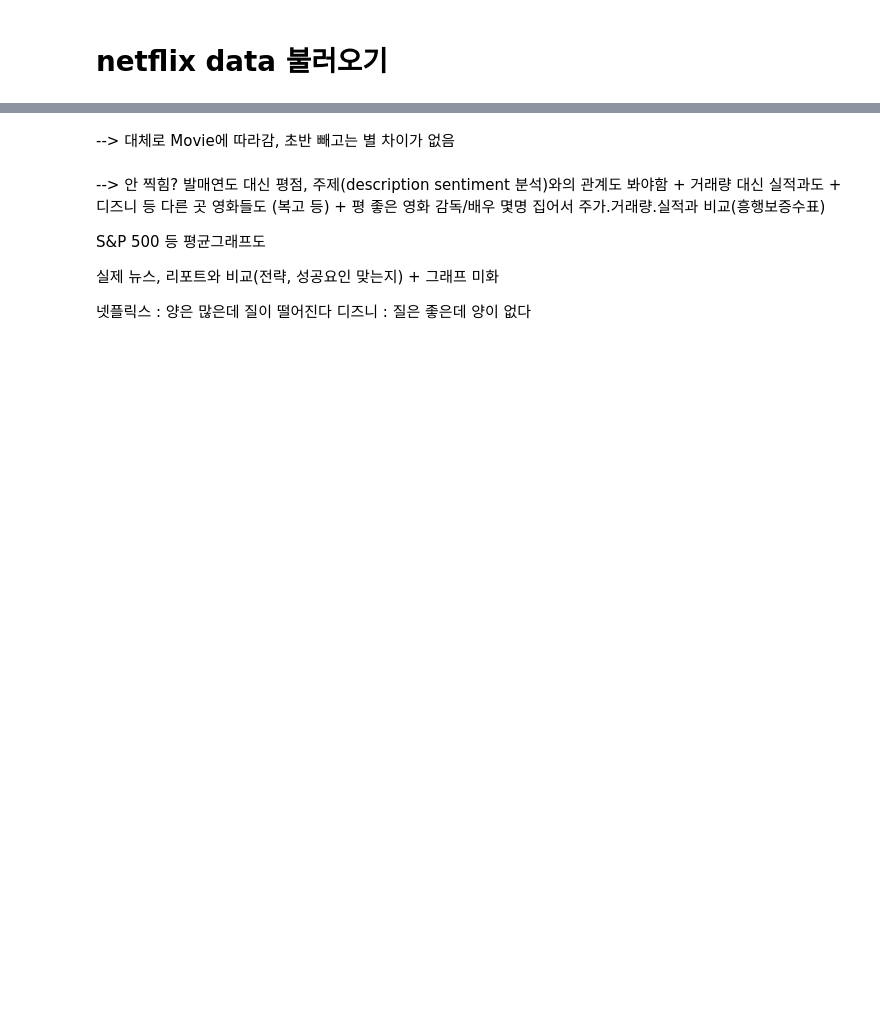
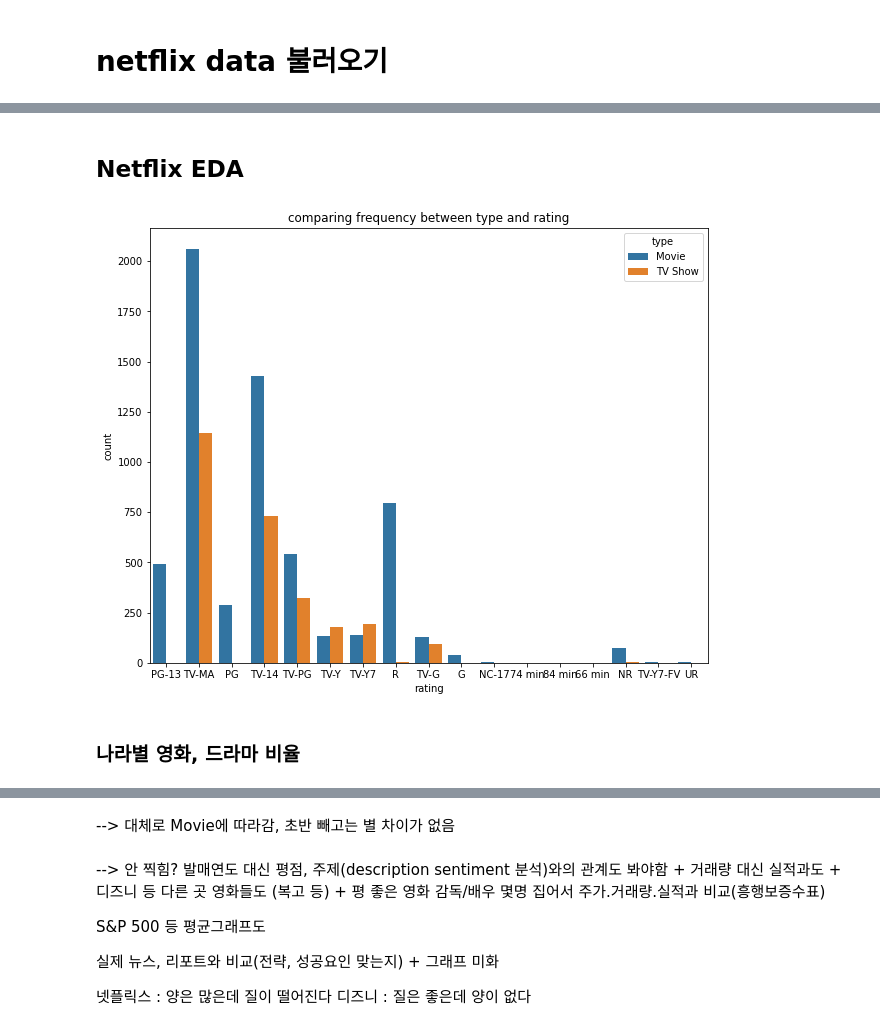
Before and after one commit to netfleeex/netflix_EDA, a Jupyter notebook: NETFLIX.ipynb, the cells around one changed output, grey strips where cells are left out. Drawn from its saved outputs; the diff is of its cells as text; code cells hidden in the pictures; blank space fills up the shorter version.

```diff
--- a/NETFLIX.ipynb
+++ b/NETFLIX.ipynb
@@ -59,7 +9,7 @@ import cutecharts.charts as ctc
 # %% [markdown]
 # netflix data 불러오기
 # %%
-PATH = os.getenv("HOME") + "/hakathon/data/"
+PATH = os.getenv("HOME") + "/publish/data/"
 csv_path = PATH + 'netflix_titles.csv'
 data = pd.read_csv(csv_path)
 data_copy=data.copy()
@@ -82,14 +32,12 @@ csv_path = PATH + "SPX_500_Data.csv"
 data4 = pd.read_csv(csv_path)
 data4_copy=data4.copy()
 df4 = pd.DataFrame(data4)
-df4.tail()
 
 # df4 형식 datetime64로 맞춰주기
 df4['Date'] = pd.to_datetime(df4['Date'])
 
 # 원본 + 주가 + 평점 데이터에 S&P500 데이터까지 합치기 -> 겹치는 column명은 _x, _y로 라벨링됨
 df_titles_rating_stockprice_SP500 = pd.merge(df_titles_rating_stockprice, df4, left_on='date_added', right_on='Date', how='inner')
+
+# 날짜 숫자로 바꿔주기
+df['date_added'] = pd.to_datetime(df['date_added'])
-# %%
-df_copy = df.copy()
-df = df_titles_rating_stockprice_SP500
-df.head()
@@ -124,3 +43,0 @@ Index(['Unnamed: 0', 'show_id', 'type', 'title', 'director_x', 'cast',
-# %%
-df.drop(columns=['Unnamed: 0','show_id'], inplace=True)
-df.head()
@@ -199,5 +43,0 @@ mean_df
-# %%
-for idx, col in enumerate(df['Date_x']):
-    df.at[idx, 'year_month_x'] = col.strftime('%Y%m')
-
-df['year_month_x']
@@ -295,0 +44,11 @@ import seaborn as sns
+# %% [markdown]
+## Netflix EDA
+# %%
+plt.figure(figsize=(10,8))
+sns.countplot(x='rating',hue='type',data=df)
+plt.title('comparing frequency between type and rating')
+plt.show()
+# %% [output]
+[figure, added]
+# %% [markdown]
+### 나라별 영화, 드라마 비율
```
Also changed, not shown: parts of 122 cells of this notebook, 2 other files.
